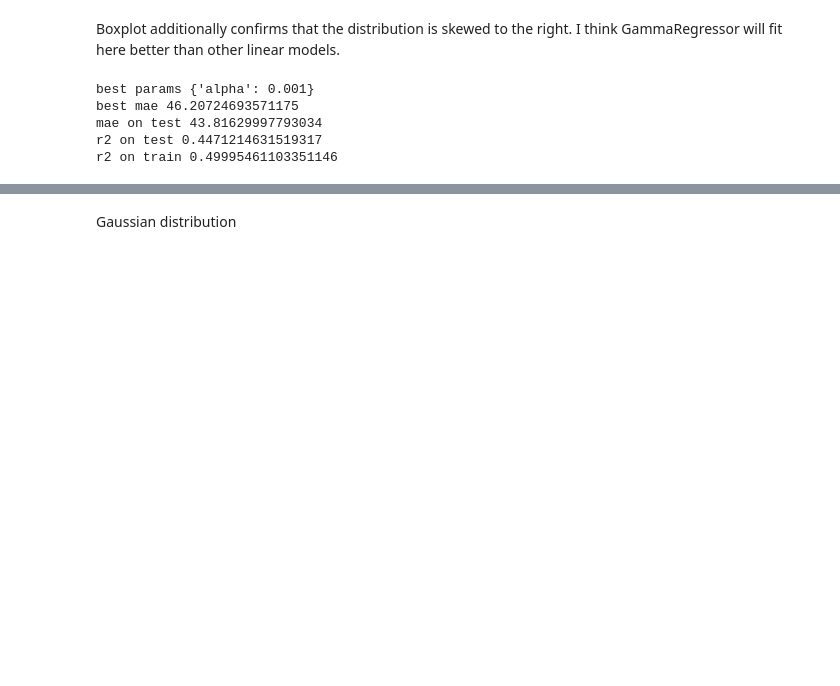
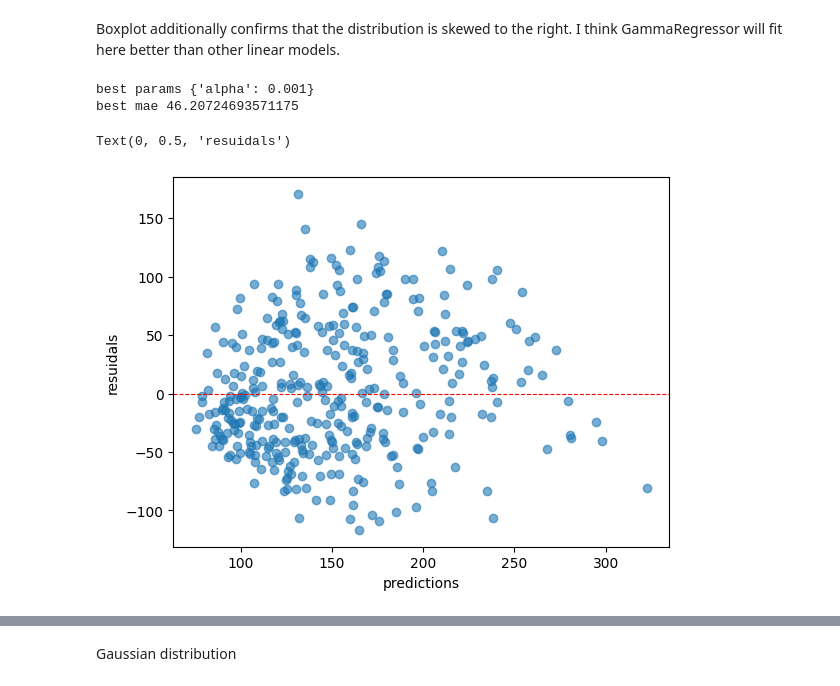
Before and after one commit to konstantin-larin/ml_handbook, a Jupyter notebook: Probabilistic Approach in Machine Learning/layer_1.ipynb, the cells around one changed output, grey strips where cells are left out. Drawn from its saved outputs; the diff is of its cells as text; code cells hidden in the pictures; blank space fills up the shorter version.

```diff
--- a/Probabilistic Approach in Machine Learning/layer_1.ipynb
+++ b/Probabilistic Approach in Machine Learning/layer_1.ipynb
@@ -63,12 +63,16 @@ cv= GridSearchCV(estimator=model, param_grid=param_grid, cv=5, scoring='neg_mean
 cv.fit(X_train, y_train)
 print('best params', cv.best_params_)
 print('best mae', -cv.best_score_)
-print('mae on test', mean_absolute_error(y_test, cv.best_estimator_.predict(X_test)))
-print('r2 on test', r2_score(y_test, cv.best_estimator_.predict(X_test)))
-print('r2 on train', r2_score(y_train, cv.best_estimator_.predict(X_train)))
 # %% [output]
 best params {'alpha': 0.001}
 best mae 46.20724693571175
-mae on test 43.81629997793034
-r2 on test 0.4471214631519317
-r2 on train 0.49995461103351146
+# %%
+y_pred_train = cv.best_estimator_.predict(X_train)
+resuidals = y_train - y_pred_train
+plt.scatter(y_pred_train, resuidals, alpha=0.6)
+plt.axhline(y=0, color='r', linestyle='--', linewidth=0.8, label='Zero resuidal')
+plt.xlabel('predictions')
+plt.ylabel('resuidals')
+# %% [output]
+Text(0, 0.5, 'resuidals')
+[figure, added]
```
Also changed, not shown: parts of 3 cells of this notebook.
